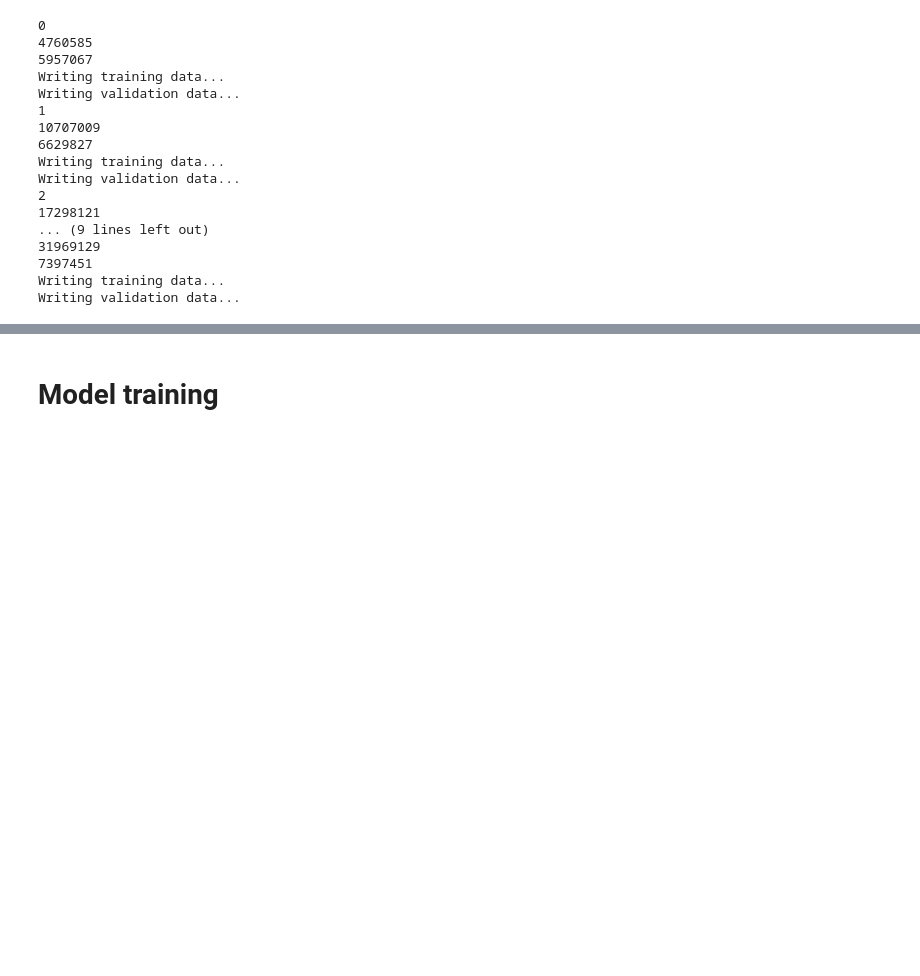
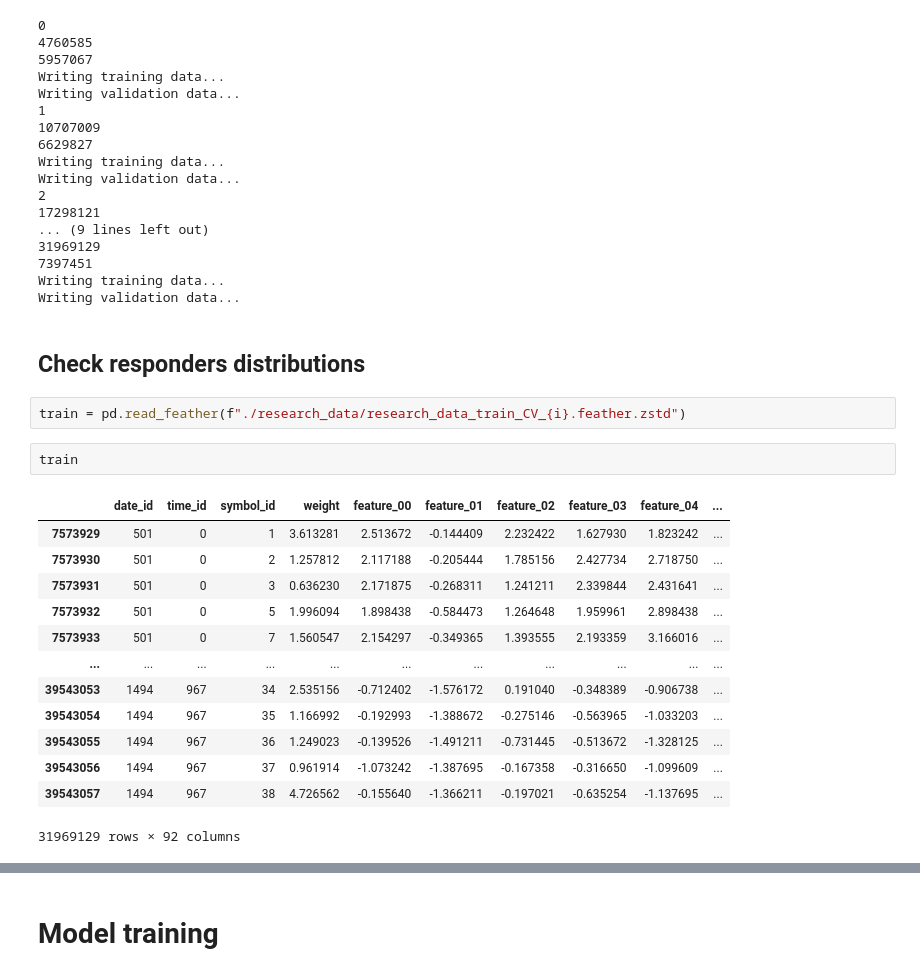
Before and after one commit to drlcai/kaggle, a Jupyter notebook: js2024_kaggle_vae_mlp_beta.ipynb, the cells around one changed output, grey strips where cells are left out. Saved outputs shown, nothing was run; the diff lists cells and outputs as text; blank space fills up the shorter version.

```diff
--- a/js2024_kaggle_vae_mlp_beta.ipynb
+++ b/js2024_kaggle_vae_mlp_beta.ipynb
@@ -502,3 +502,23 @@ Writing validation data...
 7397451
 Writing training data...
 Writing validation data...
+# %% [markdown]
+## Check responders distributions
+# %%
+train = pd.read_feather(f"./research_data/research_data_train_CV_{i}.feather.zstd")
+# %%
+train
+# %% [output]
+|  | date_id | time_id | symbol_id | weight | feature_00 | feature_01 | feature_02 | feature_03 | feature_04 | ... |
+| 7573929 | 501 | 0 | 1 | 3.613281 | 2.513672 | -0.144409 | 2.232422 | 1.627930 | 1.823242 | ... |
+| 7573930 | 501 | 0 | 2 | 1.257812 | 2.117188 | -0.205444 | 1.785156 | 2.427734 | 2.718750 | ... |
+| 7573931 | 501 | 0 | 3 | 0.636230 | 2.171875 | -0.268311 | 1.241211 | 2.339844 | 2.431641 | ... |
+| 7573932 | 501 | 0 | 5 | 1.996094 | 1.898438 | -0.584473 | 1.264648 | 1.959961 | 2.898438 | ... |
+| 7573933 | 501 | 0 | 7 | 1.560547 | 2.154297 | -0.349365 | 1.393555 | 2.193359 | 3.166016 | ... |
+| ... | ... | ... | ... | ... | ... | ... | ... | ... | ... | ... |
+| 39543053 | 1494 | 967 | 34 | 2.535156 | -0.712402 | -1.576172 | 0.191040 | -0.348389 | -0.906738 | ... |
+| 39543054 | 1494 | 967 | 35 | 1.166992 | -0.192993 | -1.388672 | -0.275146 | -0.563965 | -1.033203 | ... |
+| 39543055 | 1494 | 967 | 36 | 1.249023 | -0.139526 | -1.491211 | -0.731445 | -0.513672 | -1.328125 | ... |
+| 39543056 | 1494 | 967 | 37 | 0.961914 | -1.073242 | -1.387695 | -0.167358 | -0.316650 | -1.099609 | ... |
+| 39543057 | 1494 | 967 | 38 | 4.726562 | -0.155640 | -1.366211 | -0.197021 | -0.635254 | -1.137695 | ... |
+31969129 rows × 92 columns
```
Also changed, not shown: parts of 3 cells of this notebook.
